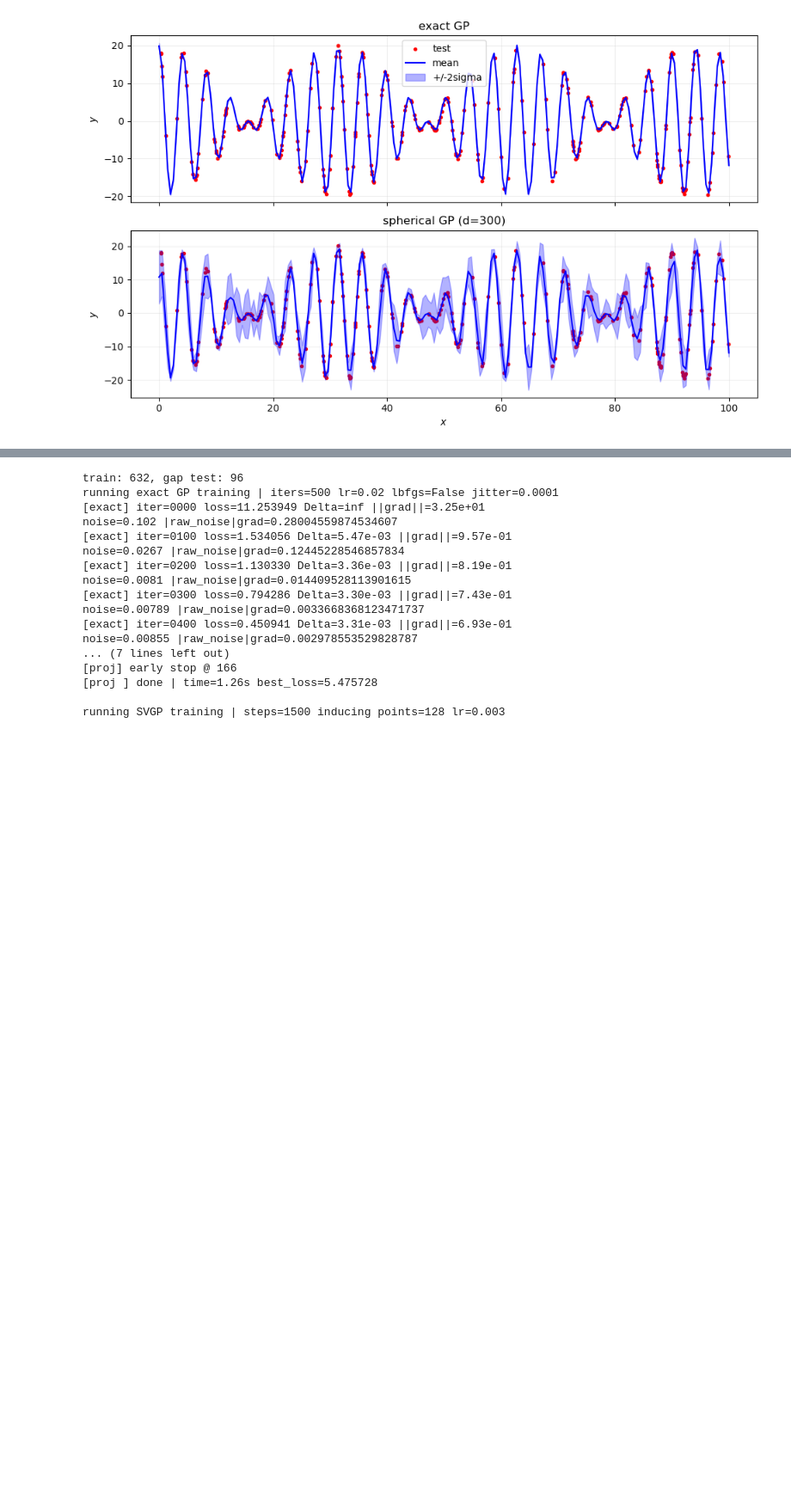
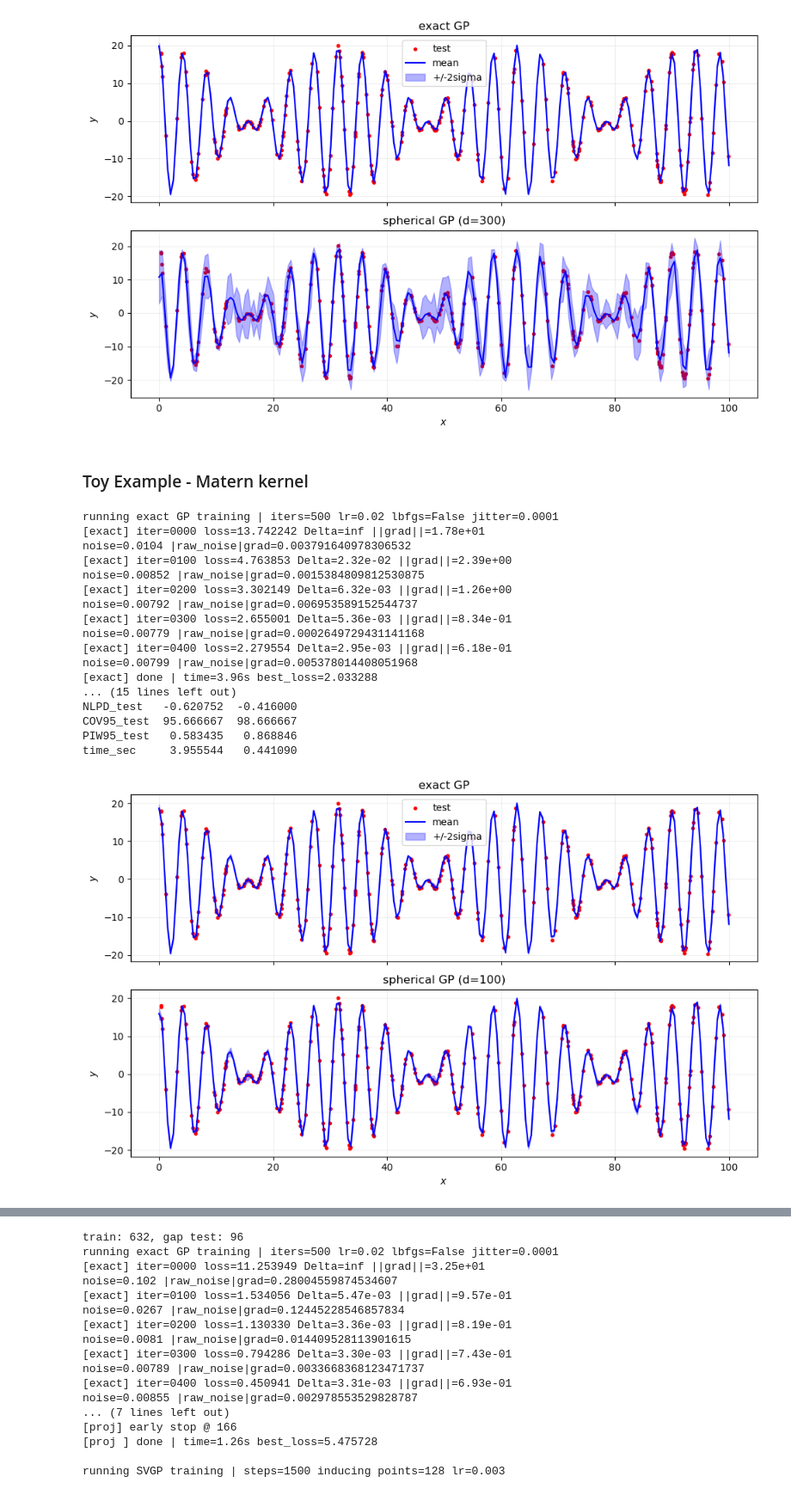
Before and after one commit to ArkinF/GP-Spherical-Projections, a Jupyter notebook: notebooks/01_toy_examples.ipynb, the cells around one changed output, grey strips where cells are left out. Shown at 86% size. Cells and saved outputs as stored; diff of their text form; code cells hidden in the pictures; blank space fills up the shorter version.

```diff
--- a/notebooks/01_toy_examples.ipynb
+++ b/notebooks/01_toy_examples.ipynb
@@ -59,7 +80,7 @@ time_sec     5.410436    1.980745
 # %%
 # same data but with 2 spectral mixture components
 d_proj = 300
-run_exact_proj_svgp(x_train, y_train, x_test, y_test, d_proj=d_proj, num_mixtures=2,
+res_exact, res_proj, res_svgp = run_exact_proj_svgp(x_train, y_train, x_test, y_test, d_proj=d_proj, num_mixtures=2,
                     x_plot=x_plot, add_svgp=False, init_hyps_data=False,
                     savepath='../results/toy_1d_two_mixtures.png')
 # %% [output]
@@ -81,4 +102,36 @@ COV95_test  95.000000  100.000000
 PIW95_test   0.431113    7.218483
 time_sec     8.124349    2.931473
 [figure]
+# %% [markdown]
+### Toy Example - Matern kernel
+# %%
+# same data but with rbf kernel
+kernel_matern = stable_matern_kernel(init_lengthscale=1.0, nu=2.5)
+kernel_rbf = stable_rbf_kernel(init_lengthscale=1.0)
+kernel_periodic_rbf = long_periodic_plus_short_rbf(init_period=1.0, init_rbf_lengthscale=0.1)
+
+d_proj = 100
+res_exact, res_proj, res_svgp = run_exact_proj_svgp(x_train, y_train, x_test, y_test, d_proj=d_proj, num_mixtures=1, cfg=TrainCfg(noise_init=0.01),
+                    kernel_exact=kernel_matern, kernel_proj=kernel_matern,
+                    x_plot=x_plot, add_svgp=False, init_hyps_data=False,
+                    savepath='../results/toy_1d_matern.png')
+# %% [output]
+running exact GP training | iters=500 lr=0.02 lbfgs=False jitter=0.0001
+[exact] iter=0000 loss=13.742242 Delta=inf ||grad||=1.78e+01
+noise=0.0104 |raw_noise|grad=0.003791640978306532
+[exact] iter=0100 loss=4.763853 Delta=2.32e-02 ||grad||=2.39e+00
+noise=0.00852 |raw_noise|grad=0.0015384809812530875
+[exact] iter=0200 loss=3.302149 Delta=6.32e-03 ||grad||=1.26e+00
+noise=0.00792 |raw_noise|grad=0.006953589152544737
+[exact] iter=0300 loss=2.655001 Delta=5.36e-03 ||grad||=8.34e-01
+noise=0.00779 |raw_noise|grad=0.0002649729431141168
+[exact] iter=0400 loss=2.279554 Delta=2.95e-03 ||grad||=6.18e-01
+noise=0.00799 |raw_noise|grad=0.005378014408051968
+[exact] done | time=3.96s best_loss=2.033288
+... (15 lines left out)
+NLPD_test   -0.620752  -0.416000
+COV95_test  95.666667  98.666667
+PIW95_test   0.583435   0.868846
+time_sec     3.955544   0.441090
+[figure, added]
 # %% [markdown]
```
Also changed, not shown: parts of 8 cells of this notebook, 23 other files.
